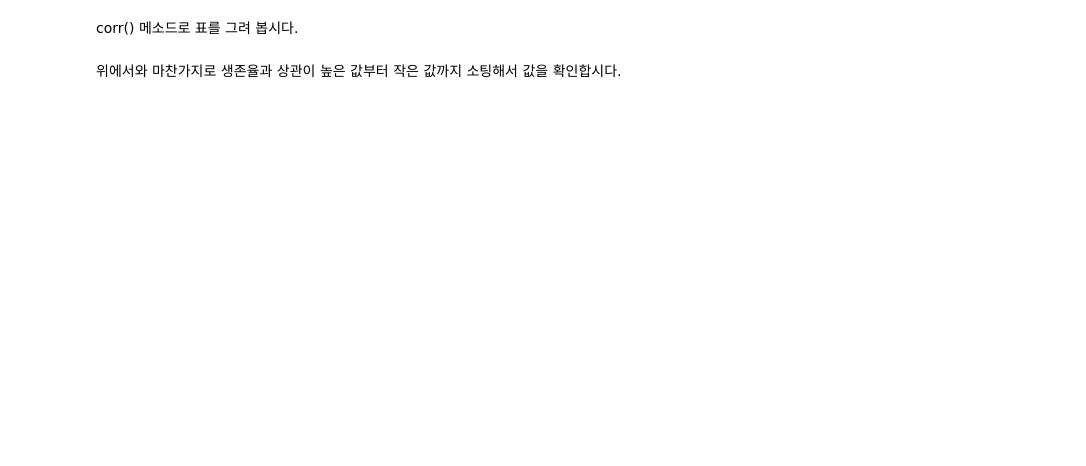
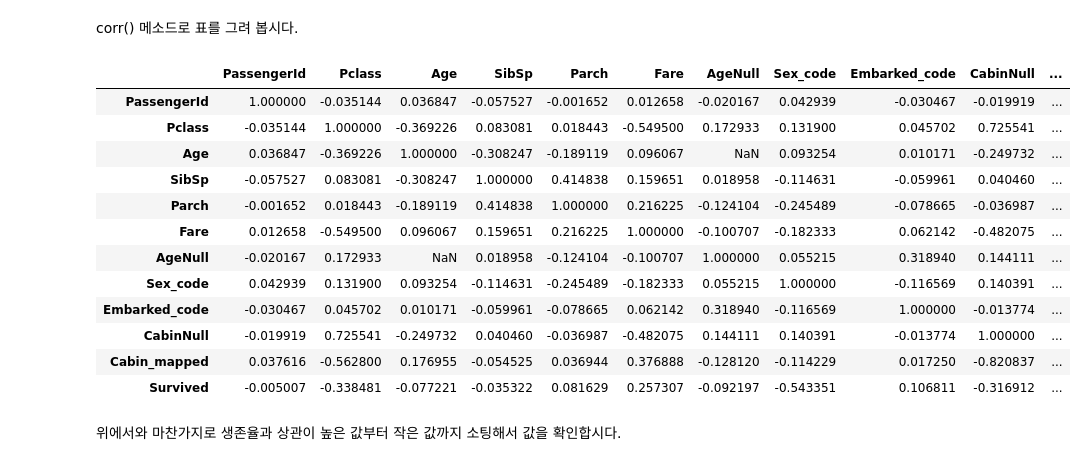
Before and after one commit to sadadend/jupyter, a Jupyter notebook: Kaggle - Predicting Survival on the Titanic - Intermediate - Trainee.ipynb, the cells around one changed output. Saved outputs shown, nothing was run; the diff lists cells and outputs as text; code cells hidden in the pictures; blank space fills up the shorter version.

```diff
--- a/Kaggle - Predicting Survival on the Titanic - Intermediate - Trainee.ipynb
+++ b/Kaggle - Predicting Survival on the Titanic - Intermediate - Trainee.ipynb
@@ -796,4 +833,20 @@ train_processed_df.head()
 # %% [markdown]
 corr() 메소드로 표를 그려 봅시다.
+# %%
+train_processed_df.corr()
+# %% [output]
+|  | PassengerId | Pclass | Age | SibSp | Parch | Fare | AgeNull | Sex_code | Embarked_code | CabinNull | ... |
+| PassengerId | 1.000000 | -0.035144 | 0.036847 | -0.057527 | -0.001652 | 0.012658 | -0.020167 | 0.042939 | -0.030467 | -0.019919 | ... |
+| Pclass | -0.035144 | 1.000000 | -0.369226 | 0.083081 | 0.018443 | -0.549500 | 0.172933 | 0.131900 | 0.045702 | 0.725541 | ... |
+| Age | 0.036847 | -0.369226 | 1.000000 | -0.308247 | -0.189119 | 0.096067 | NaN | 0.093254 | 0.010171 | -0.249732 | ... |
+| SibSp | -0.057527 | 0.083081 | -0.308247 | 1.000000 | 0.414838 | 0.159651 | 0.018958 | -0.114631 | -0.059961 | 0.040460 | ... |
+| Parch | -0.001652 | 0.018443 | -0.189119 | 0.414838 | 1.000000 | 0.216225 | -0.124104 | -0.245489 | -0.078665 | -0.036987 | ... |
+| Fare | 0.012658 | -0.549500 | 0.096067 | 0.159651 | 0.216225 | 1.000000 | -0.100707 | -0.182333 | 0.062142 | -0.482075 | ... |
+| AgeNull | -0.020167 | 0.172933 | NaN | 0.018958 | -0.124104 | -0.100707 | 1.000000 | 0.055215 | 0.318940 | 0.144111 | ... |
+| Sex_code | 0.042939 | 0.131900 | 0.093254 | -0.114631 | -0.245489 | -0.182333 | 0.055215 | 1.000000 | -0.116569 | 0.140391 | ... |
+| Embarked_code | -0.030467 | 0.045702 | 0.010171 | -0.059961 | -0.078665 | 0.062142 | 0.318940 | -0.116569 | 1.000000 | -0.013774 | ... |
+| CabinNull | -0.019919 | 0.725541 | -0.249732 | 0.040460 | -0.036987 | -0.482075 | 0.144111 | 0.140391 | -0.013774 | 1.000000 | ... |
+| Cabin_mapped | 0.037616 | -0.562800 | 0.176955 | -0.054525 | 0.036944 | 0.376888 | -0.128120 | -0.114229 | 0.017250 | -0.820837 | ... |
+| Survived | -0.005007 | -0.338481 | -0.077221 | -0.035322 | 0.081629 | 0.257307 | -0.092197 | -0.543351 | 0.106811 | -0.316912 | ... |
 # %% [markdown]
 위에서와 마찬가지로 생존율과 상관이 높은 값부터 작은 값까지 소팅해서 값을 확인합시다.
```
Also changed, not shown: parts of 45 cells of this notebook, 1 other file.
